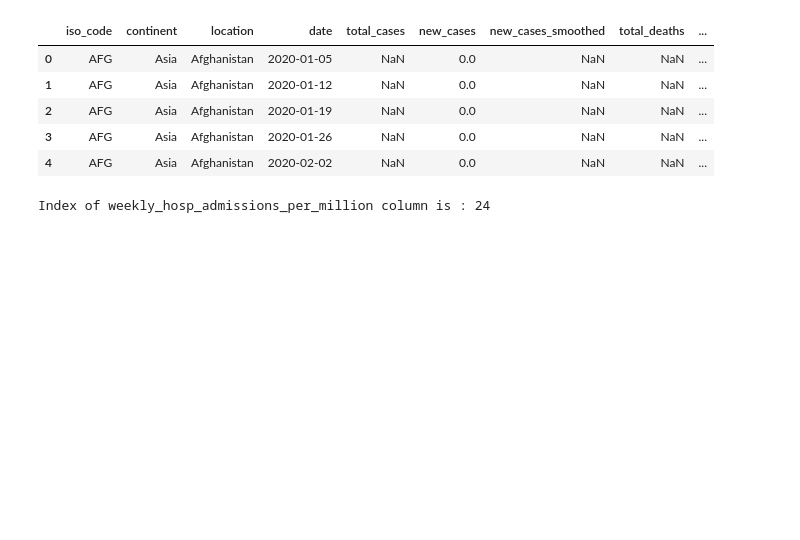
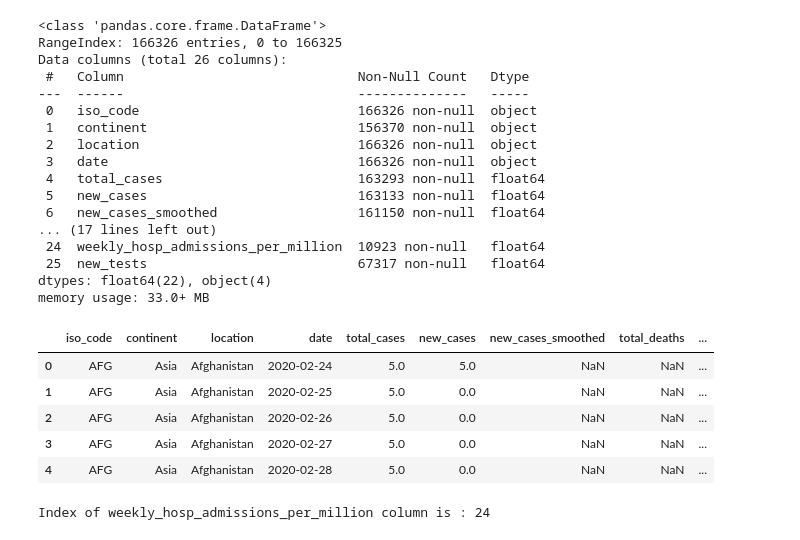
Before and after one commit to kevinbrnett/COVID-19-Analysis, a Jupyter notebook: Creating Tables for SQL.ipynb, the cells around one changed output. Drawn from its saved outputs; the diff is of its cells as text; code cells hidden in the pictures; blank space fills up the shorter version.

```diff
--- a/Creating Tables for SQL.ipynb
+++ b/Creating Tables for SQL.ipynb
@@ -7,3 +7,4 @@ from sqlalchemy import create_engine
 
 # Set pandas options
 pd.options.display.max_columns = 100
+pd.options.display.max_rows = 1000
@@ -40,14 +58,32 @@ Index of human_development_index column is : 61
 # %%
 ## Removing columns not needed in deaths table
-covid_deaths_df = df.drop(columns = df.columns[26:62])
+covid_deaths_df = df.drop(columns = df.columns[26:67])
+covid_deaths_df.info()
 covid_deaths_df.head()
 # %% [output]
+<class 'pandas.core.frame.DataFrame'>
+RangeIndex: 166326 entries, 0 to 166325
+Data columns (total 26 columns):
+ #   Column                              Non-Null Count   Dtype
+---  ------                              --------------   -----
+ 0   iso_code                            166326 non-null  object
+ 1   continent                           156370 non-null  object
+ 2   location                            166326 non-null  object
+ 3   date                                166326 non-null  object
+ 4   total_cases                         163293 non-null  float64
+ 5   new_cases                           163133 non-null  float64
+ 6   new_cases_smoothed                  161150 non-null  float64
+... (17 lines left out)
+ 24  weekly_hosp_admissions_per_million  10923 non-null   float64
+ 25  new_tests                           67317 non-null   float64
+dtypes: float64(22), object(4)
+memory usage: 33.0+ MB
 |  | iso_code | continent | location | date | total_cases | new_cases | new_cases_smoothed | total_deaths | ... |
-| 0 | AFG | Asia | Afghanistan | 2020-01-05 | NaN | 0.0 | NaN | NaN | ... |
-| 1 | AFG | Asia | Afghanistan | 2020-01-12 | NaN | 0.0 | NaN | NaN | ... |
-| 2 | AFG | Asia | Afghanistan | 2020-01-19 | NaN | 0.0 | NaN | NaN | ... |
-| 3 | AFG | Asia | Afghanistan | 2020-01-26 | NaN | 0.0 | NaN | NaN | ... |
-| 4 | AFG | Asia | Afghanistan | 2020-02-02 | NaN | 0.0 | NaN | NaN | ... |
+| 0 | AFG | Asia | Afghanistan | 2020-02-24 | 5.0 | 5.0 | NaN | NaN | ... |
+| 1 | AFG | Asia | Afghanistan | 2020-02-25 | 5.0 | 0.0 | NaN | NaN | ... |
+| 2 | AFG | Asia | Afghanistan | 2020-02-26 | 5.0 | 0.0 | NaN | NaN | ... |
+| 3 | AFG | Asia | Afghanistan | 2020-02-27 | 5.0 | 0.0 | NaN | NaN | ... |
+| 4 | AFG | Asia | Afghanistan | 2020-02-28 | 5.0 | 0.0 | NaN | NaN | ... |
 # %%
 ## Find index position for column range we want to delete for second table
 hosp_admin_mill_col = 'weekly_hosp_admissions_per_million'
```
Also changed, not shown: parts of 7 cells of this notebook, 3 other files.
